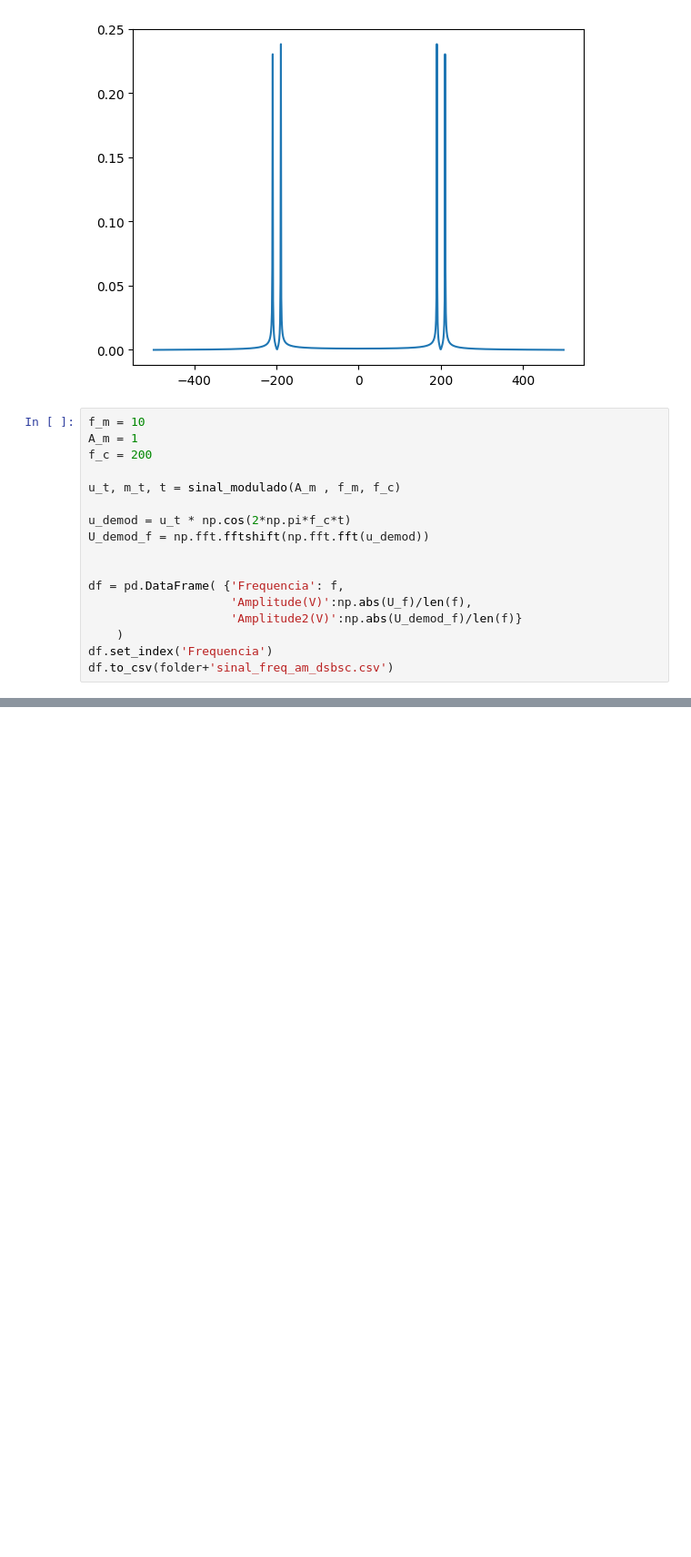
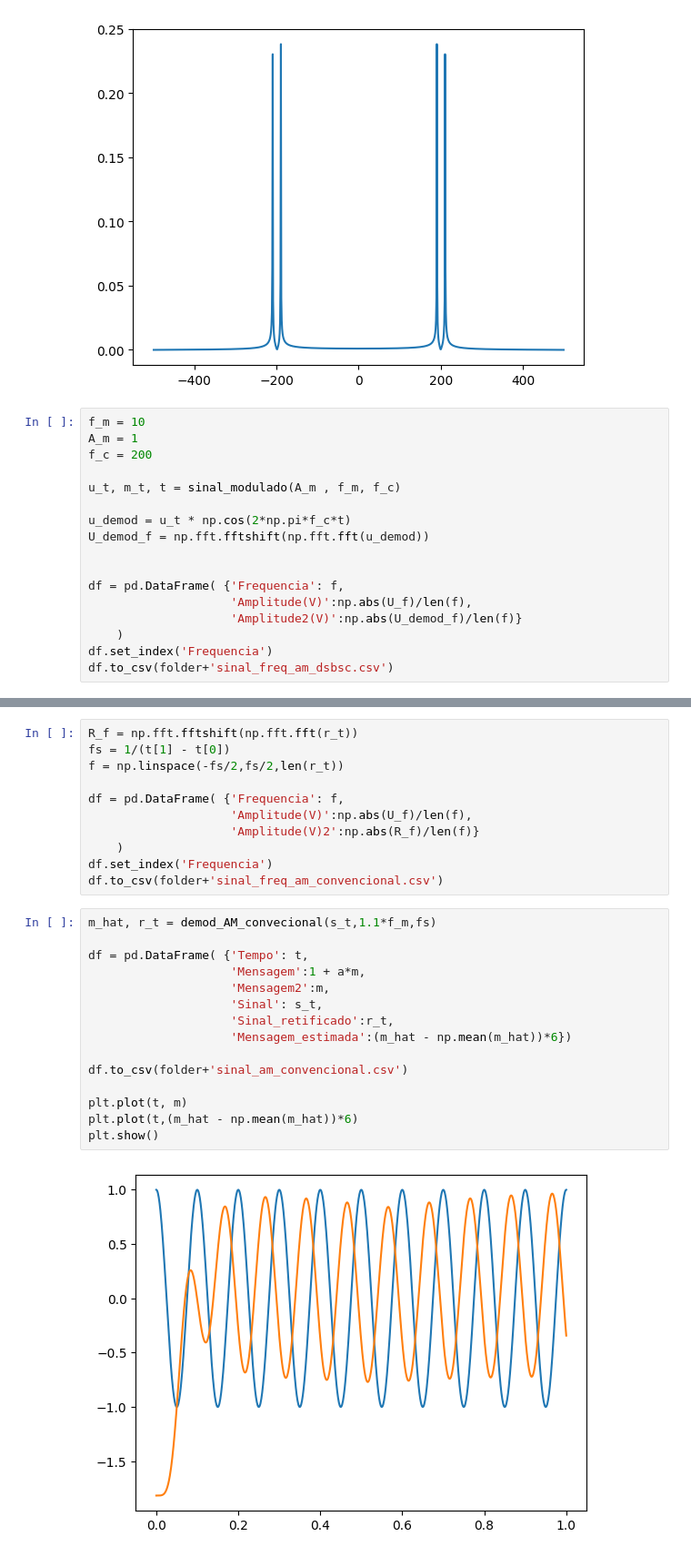
Before and after one commit to araujoUnb/PricomAulas, a Jupyter notebook: Slides/AM/am.ipynb, the cells around one changed output, grey strips where cells are left out. Shown at 91% size. Saved outputs shown, nothing was run; the diff lists cells and outputs as text; blank space fills up the shorter version.

```diff
--- a/Slides/AM/am.ipynb
+++ b/Slides/AM/am.ipynb
@@ -90,0 +150,28 @@ df.to_csv(folder+'sinal_freq_am_dsbsc.csv')
+# %%
+R_f = np.fft.fftshift(np.fft.fft(r_t))
+fs = 1/(t[1] - t[0])
+f = np.linspace(-fs/2,fs/2,len(r_t))
+
+df = pd.DataFrame( {'Frequencia': f,
+                    'Amplitude(V)':np.abs(U_f)/len(f),
+                    'Amplitude(V)2':np.abs(R_f)/len(f)}
+    )
+df.set_index('Frequencia')
+df.to_csv(folder+'sinal_freq_am_convencional.csv')
+# %%
+m_hat, r_t = demod_AM_convecional(s_t,1.1*f_m,fs)
+
+df = pd.DataFrame( {'Tempo': t,
+                    'Mensagem':1 + a*m,
+                    'Mensagem2':m,
+                    'Sinal': s_t,
+                    'Sinal_retificado':r_t,
+                    'Mensagem_estimada':(m_hat - np.mean(m_hat))*6})
+
+df.to_csv(folder+'sinal_am_convencional.csv')
+
+plt.plot(t, m)
+plt.plot(t,(m_hat - np.mean(m_hat))*6)
+plt.show()
+# %% [output]
+[figure, added]
```
Also changed, not shown: parts of 8 cells of this notebook, 6 other files.
